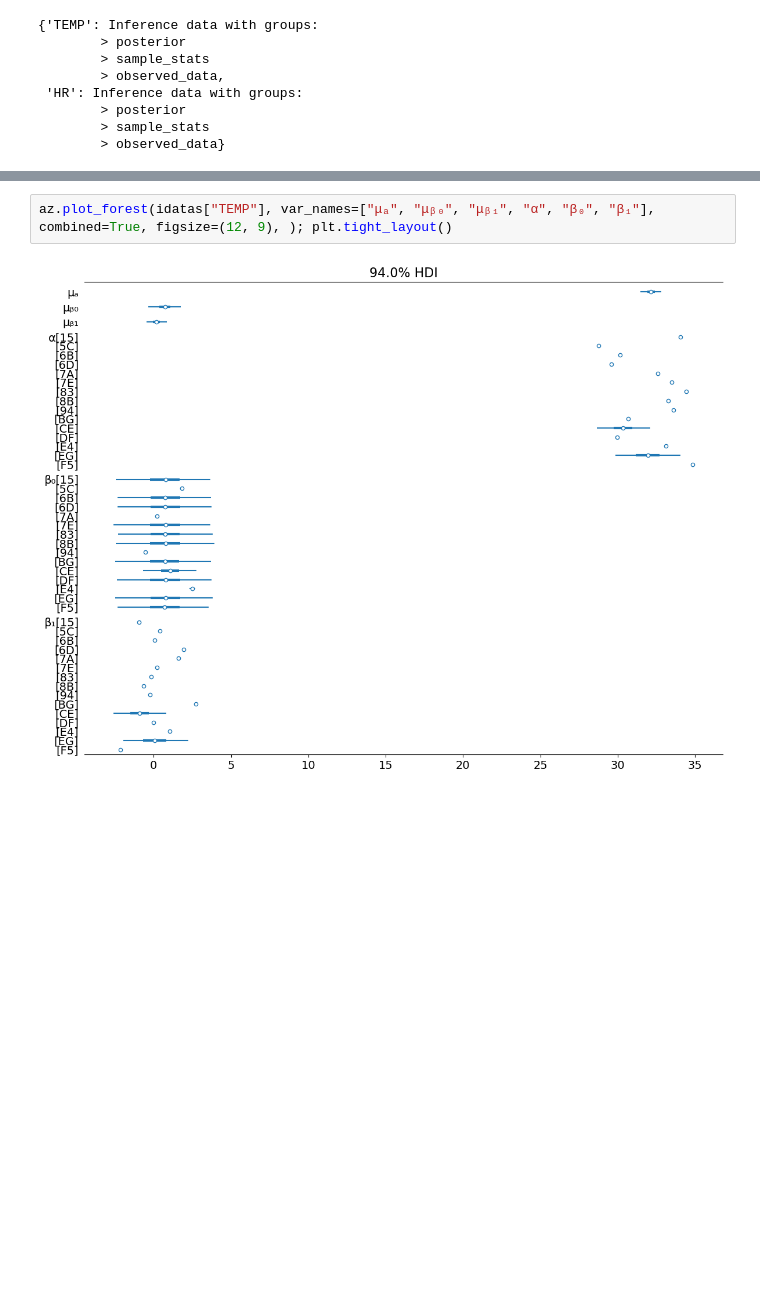
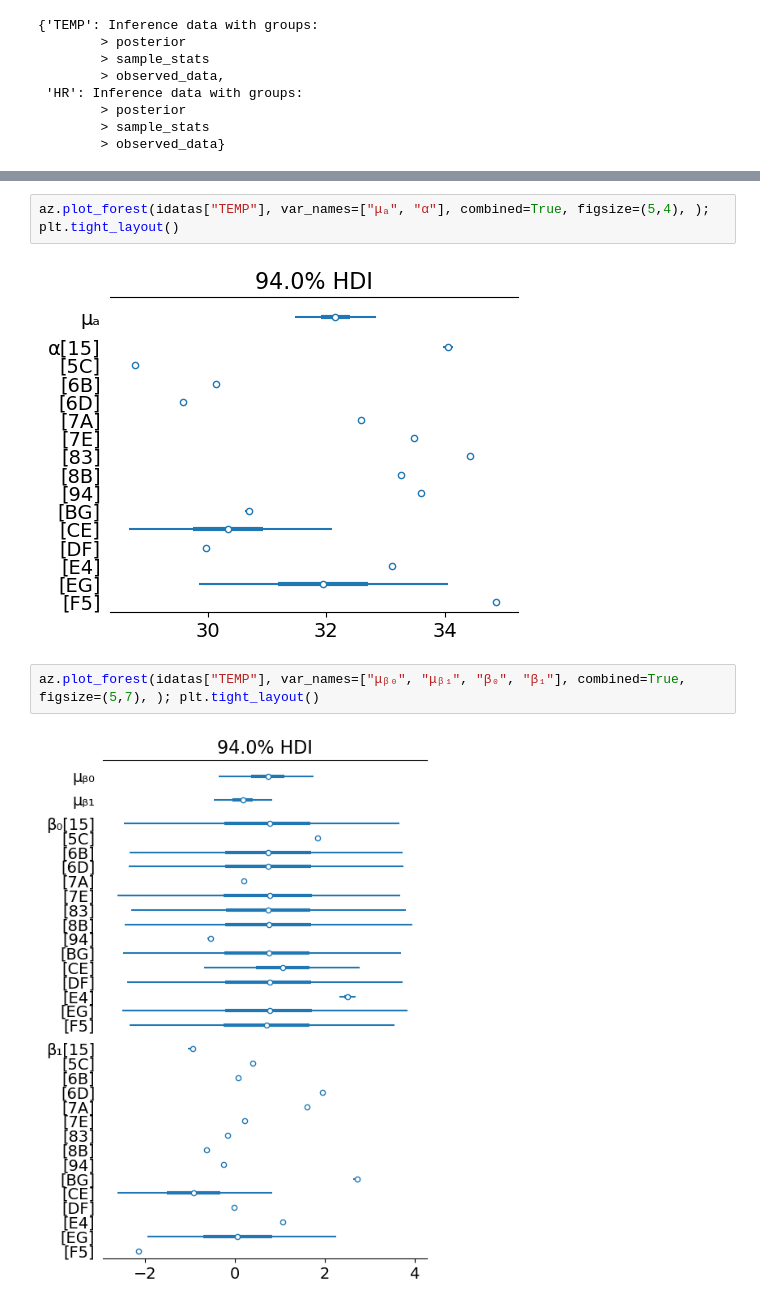
Before and after one commit to JakubGorgon/praca_lic, a Jupyter notebook: src/analysis_of_posterior.ipynb, the cells around one changed output, grey strips where cells are left out. Cells and saved outputs as stored; diff of their text form; blank space fills up the shorter version.

```diff
--- a/src/analysis_of_posterior.ipynb
+++ b/src/analysis_of_posterior.ipynb
@@ -220,4 +231,8 @@ plt.tight_layout()
 # %%
-az.plot_forest(idatas["TEMP"], var_names=["μₐ", "μᵦ₀", "μᵦ₁", "α", "β₀", "β₁"], combined=True, figsize=(12, 9), ); plt.tight_layout()
+az.plot_forest(idatas["TEMP"], var_names=["μₐ", "α"], combined=True, figsize=(5,4), ); plt.tight_layout()
 # %% [output]
-[figure, old version]
+[figure, new version]
+# %%
+az.plot_forest(idatas["TEMP"], var_names=["μᵦ₀", "μᵦ₁", "β₀", "β₁"], combined=True, figsize=(5,7), ); plt.tight_layout()
+# %% [output]
+[figure, added]
```
Also changed, not shown: parts of 28 cells of this notebook, 16 other files.
